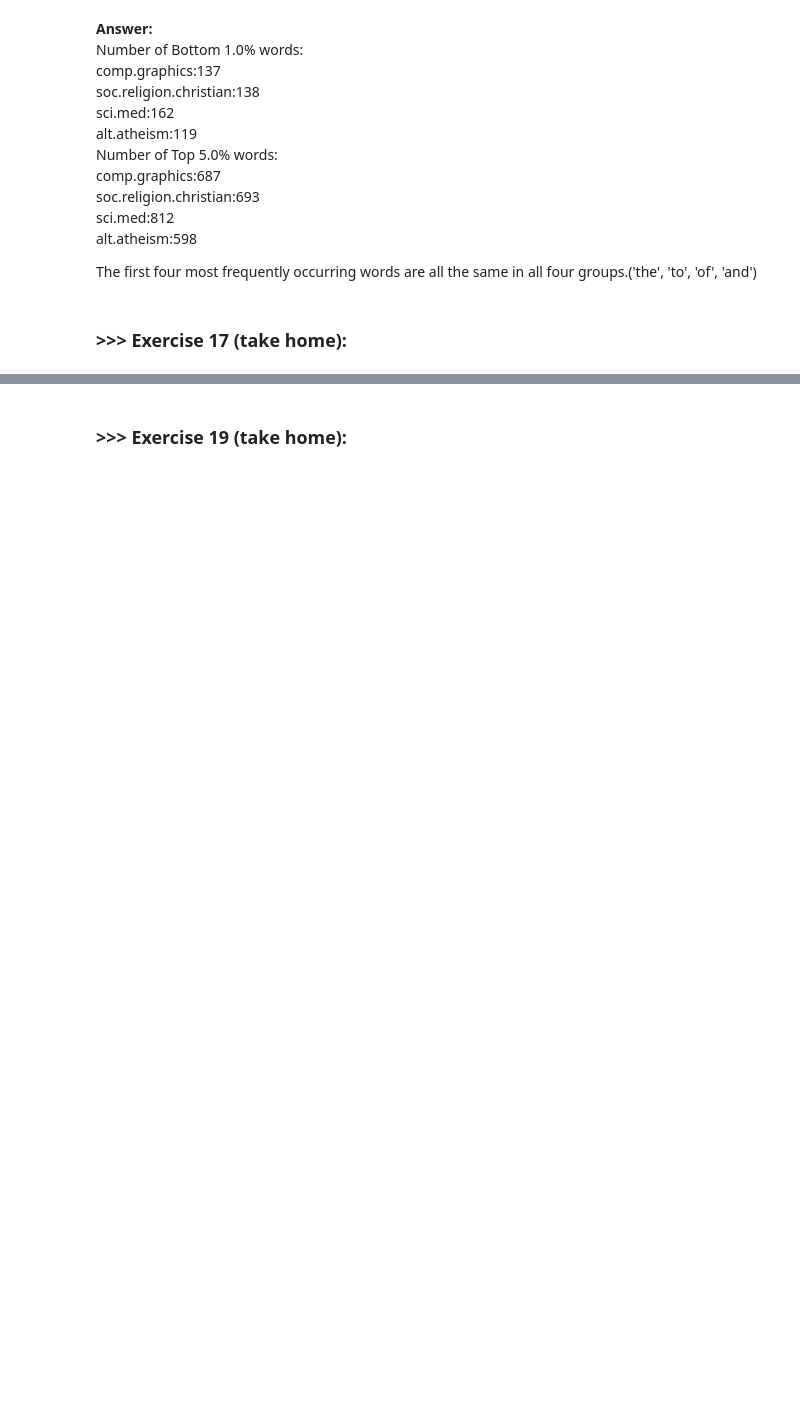
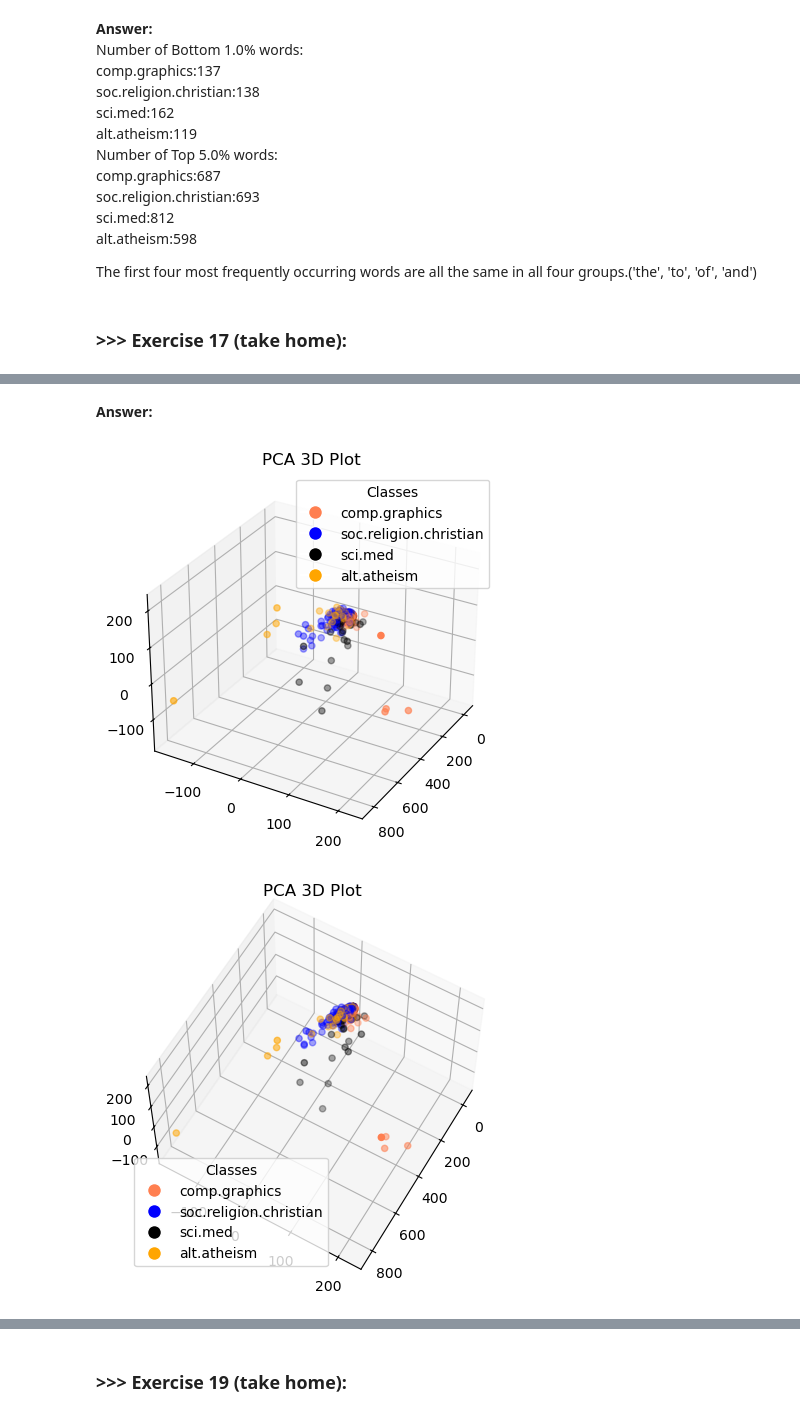
Before and after one commit to Jillwu0506/DM2024-Lab1-Homework, a Jupyter notebook: DM2024-Lab1-Homework.ipynb, the cells around one changed output, grey strips where cells are left out. Cells and saved outputs as stored; diff of their text form; code cells hidden in the pictures; blank space fills up the shorter version.

```diff
--- a/DM2024-Lab1-Homework.ipynb
+++ b/DM2024-Lab1-Homework.ipynb
@@ -495,3 +488,19 @@ Number of Top 5.0% words:
 The first four most frequently occurring words are all the same in all four groups.('the', 'to', 'of', 'and')
 # %% [markdown]
 ### >>> **Exercise 17 (take home):**
+# %%
+#from PAMI.extras.DF2DB import DenseFormatDF as db      #Uncomment this line and comment the line below if this block of code
+                                                        #gives you trouble
+from PAMI.extras.convert.DF2DB import DF2DB
+
+# Loop through the dictionary of term-document DataFrames
+for category in term_document_dfs:
+    # Replace dots with underscores in the category name to avoid errors in the file creation
+    category_safe = category.replace('.', '_')
+
+    # Create the DenseFormatDF object and convert to a transactional database
+    #obj = db.DenseFormatDF(term_document_dfs[category]) #Uncomment this line and comment the line below if this block of code
+                                                         #gives you trouble
+    obj = DF2DB(term_document_dfs[category])
+
+    obj.convert2TransactionalDatabase(f'td_freq_db_{category_safe}.csv', '>=', 1)
@@ -497,0 +852,2 @@ The first four most frequently occurring words are all the same in all four grou
+# %% [markdown]
+**Answer:**
@@ -497,0 +866,48 @@ The first four most frequently occurring words are all the same in all four grou
+# %%
+import matplotlib.pyplot as plt
+from mpl_toolkits.mplot3d import Axes3D
+from sklearn.decomposition import PCA
+from sklearn.manifold import TSNE
+import umap
+import pandas as pd
+
+# Define the color map for each category
+col = ['coral', 'blue', 'black', 'orange']
+categories = X['category_name'].unique()
+color_map = {category: col[i % len(col)] for i, category in enumerate(categories)}
+labels = X['category_name'].map(color_map).values
+
+# Applying dimensionality reduction to 3 components
+X_pca_aug = PCA(n_components=3).fit_transform(augmented_df.values)
+X_tsne_aug = TSNE(n_components=3).fit_transform(augmented_df.values)
+X_umap_aug = umap.UMAP(n_components=3).fit_transform(augmented_df.values)
+
+# define a function to plot 3D data
+def plot_3d(data, labels, title, angle1, angle2):
+    fig = plt.figure()
+    ax = fig.add_subplot(111, projection='3d')
+    scatter = ax.scatter(data[:, 0], data[:, 1], data[:, 2], c=labels, marker='o')
+    ax.set_title(title)
+    ax.view_init(angle1, angle2)
+
+    # Create a custom legend
+    handles = [plt.Line2D([0], [0], marker='o', color='w', markerfacecolor=color_map[cat], markersize=10) for cat in categories]
+    ax.legend(handles, categories, title="Classes")
+
+    plt.show()
+
+# draw the 3D plot for PCA, t-SNE, and UMAP
+plot_3d(X_pca_aug, labels, 'PCA 3D Plot', 30, 30)
+plot_3d(X_pca_aug, labels, 'PCA 3D Plot', 60, 30)
+plot_3d(X_pca_aug, labels, 'PCA 3D Plot', 30, 60)
+
+plot_3d(X_tsne_aug, labels, 't-SNE 3D Plot', 30, 30)
+plot_3d(X_tsne_aug, labels, 't-SNE 3D Plot', 60, 30)
+plot_3d(X_tsne_aug, labels, 't-SNE 3D Plot', 30, 60)
+
+plot_3d(X_umap_aug, labels, 'UMAP 3D Plot', 30, 30)
+plot_3d(X_umap_aug, labels, 'UMAP 3D Plot', 60, 30)
+plot_3d(X_umap_aug, labels, 'UMAP 3D Plot', 30, 60)
+# %% [output]
+[figure, added]
+[figure, added]
```
Also changed, not shown: parts of 33 cells of this notebook, 16 other files.
